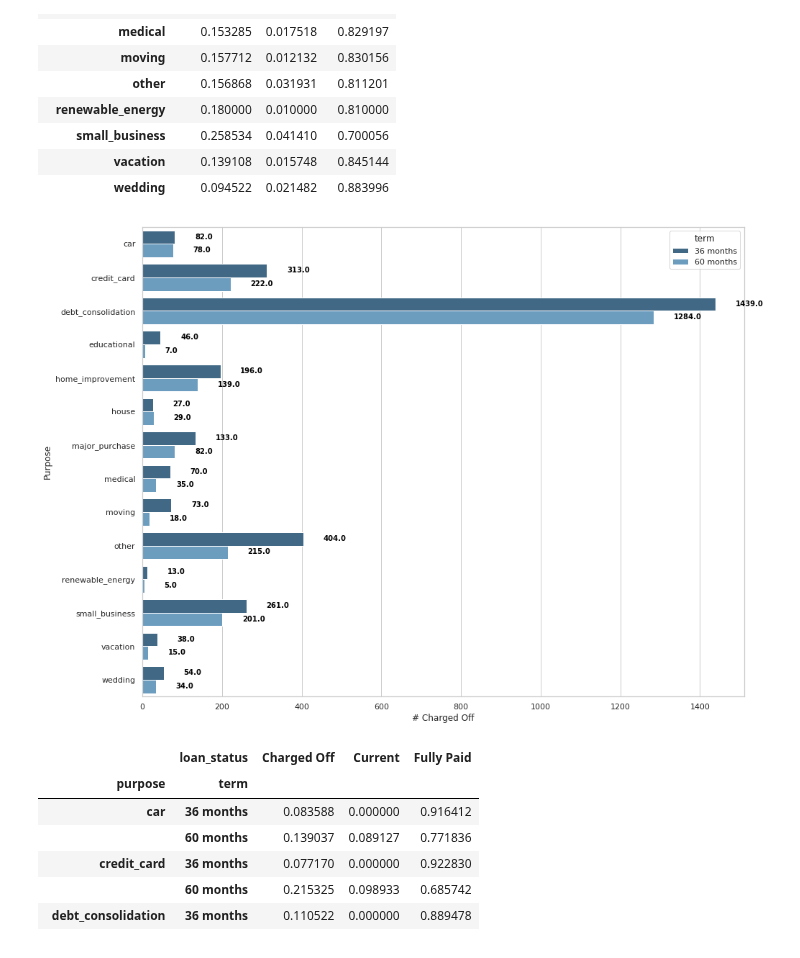
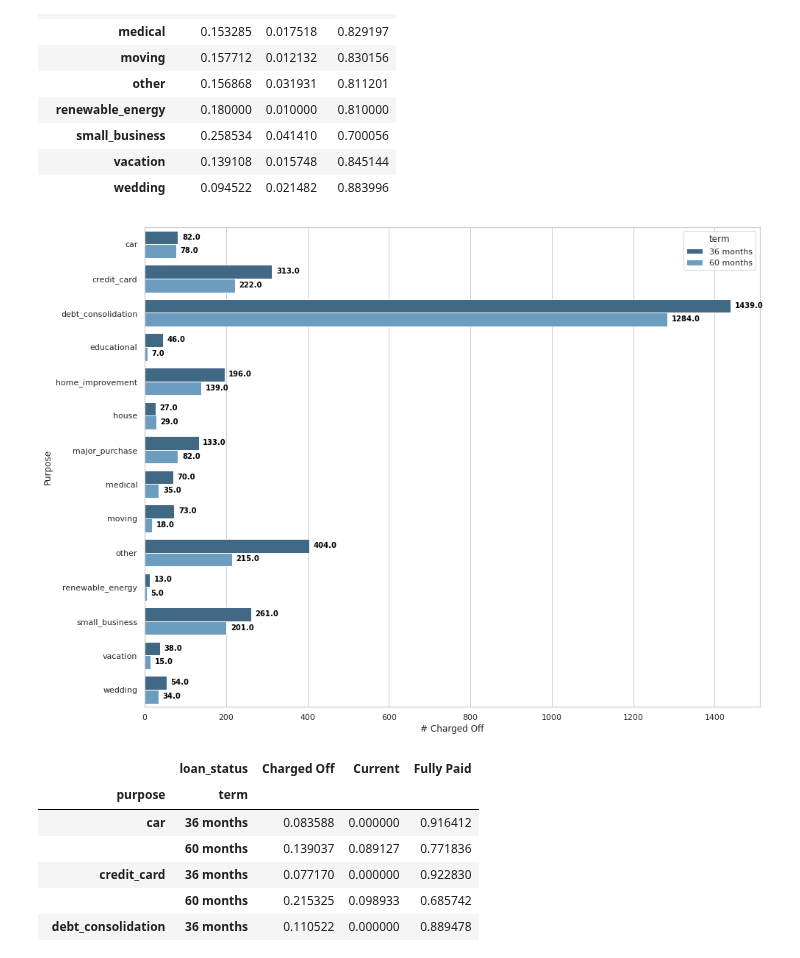
Before and after one commit to karthikmnkrishna/Loan-default-prediction, a Jupyter notebook: Loan_Case_study.ipynb, the cells around one changed output. Drawn from its saved outputs; the diff is of its cells as text; code cells hidden in the pictures.

```diff
--- a/Loan_Case_study.ipynb
+++ b/Loan_Case_study.ipynb
@@ -674,17 +674,17 @@ pd.crosstab([df.purpose],df.loan_status,values=df.loan_amnt,aggfunc='count',
 # %%
 df1= pd.crosstab([df.purpose ,df.term ],[df.loan_status],values=df.loan_amnt,aggfunc='count').reset_index().fillna(0)
 fig, ax = plt.subplots(figsize=(15,12))
 sns.set(style = 'whitegrid')
 sns.barplot(x = 'Charged Off' ,y ='purpose',data =  df1 ,hue =
             'term' ,palette= 'Blues_d').set(
                 xlabel ='# Charged Off' , ylabel= 'Purpose')
 #to get values next to bar plots(THIS WILL THROW WARNINGS , WHICH IS IGNORED)
 for i in ax.patches:
-    ax.text(i.get_width()+50, i.get_y()+0.25, str(round((i.get_width()), 2)),
+    ax.text(i.get_width()+10, i.get_y()+0.25, str(round((i.get_width()), 2)),
             fontsize=10, fontweight='bold', color='black')
 plt.show()
 # %% [output]
-[figure, old version]
+[figure, new version]
 # %%
 pd.crosstab([df.purpose ,df.term ],[df.loan_status],values=df.loan_amnt,aggfunc='count',
            normalize='index')
```
Also changed, not shown: parts of 1 cell of this notebook.
